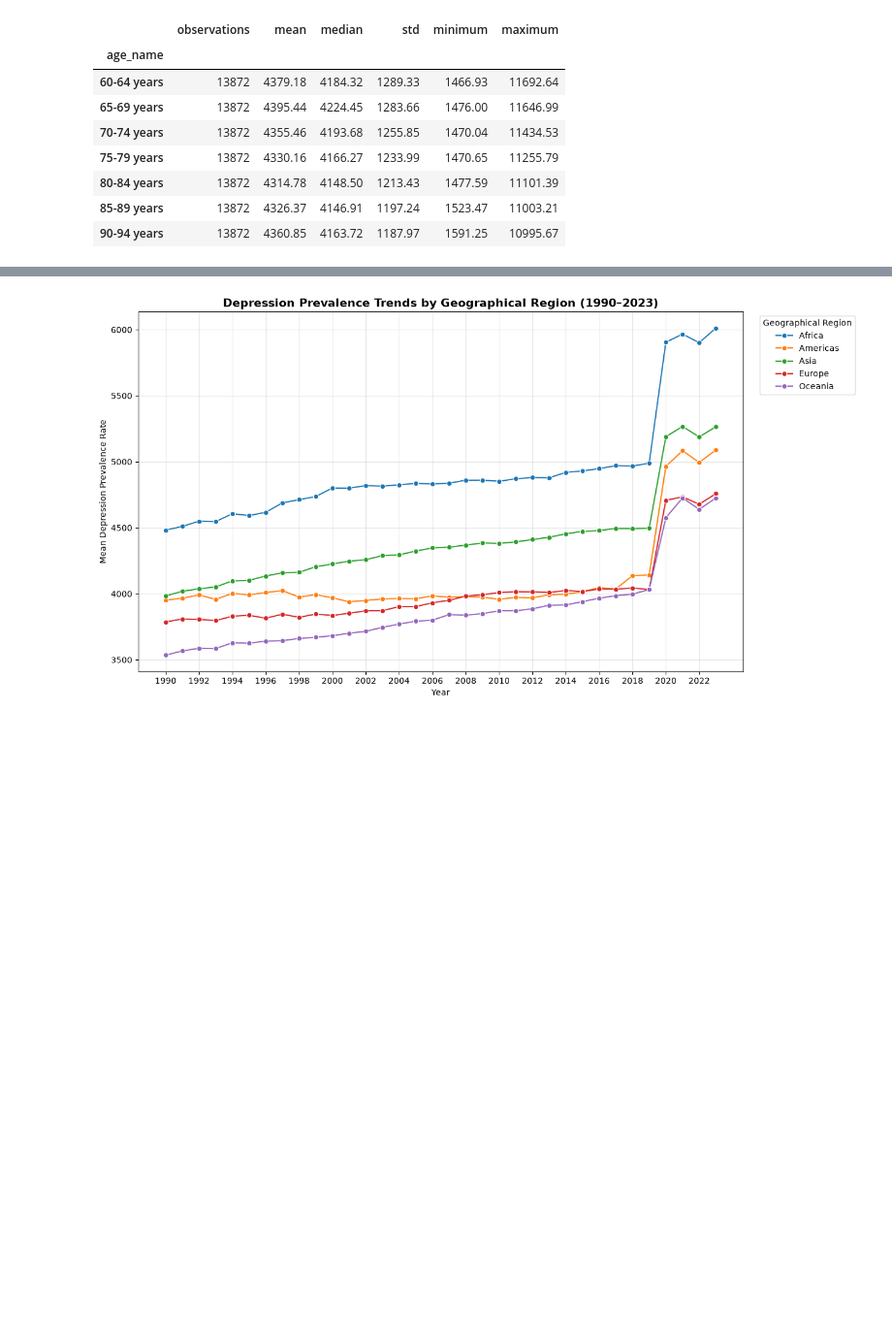
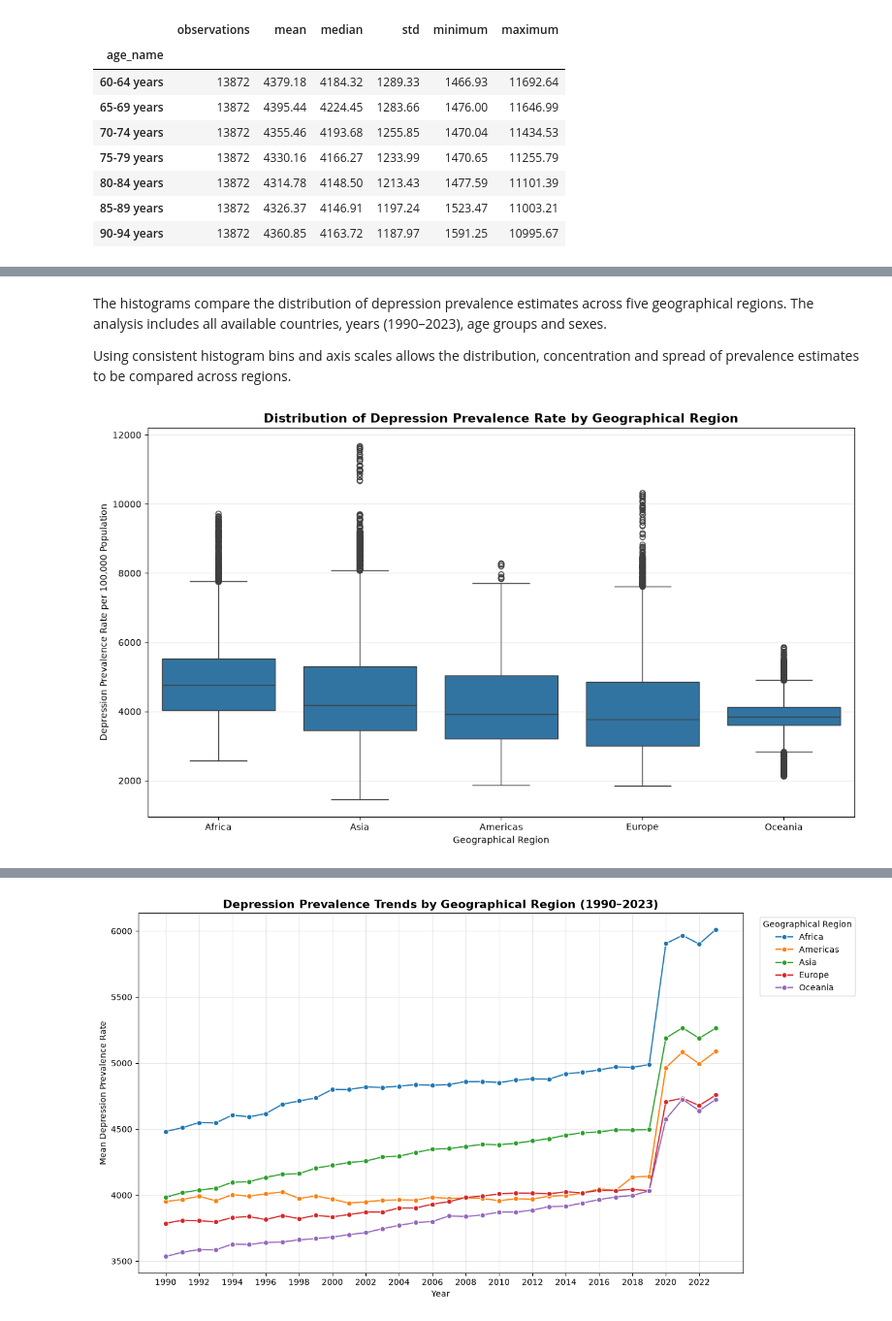
Before and after one commit to thaninnada/Statistical_Techniques_Sep2026, a Jupyter notebook: CA2_Stats_for_Data_Analytics/2026782_CA2_IHME_Global_Depression_Prevalence_OlderAdults.ipynb, the cells around one changed output, grey strips where cells are left out. Shown at 97% size. Cells and saved outputs as stored; diff of their text form; code cells hidden in the pictures; blank space fills up the shorter version.

```diff
--- a/CA2_Stats_for_Data_Analytics/2026782_CA2_IHME_Global_Depression_Prevalence_OlderAdults.ipynb
+++ b/CA2_Stats_for_Data_Analytics/2026782_CA2_IHME_Global_Depression_Prevalence_OlderAdults.ipynb
@@ -687,0 +1157,47 @@ display(
+# %% [markdown]
+The histograms compare the distribution of depression prevalence
+estimates across five geographical regions. The analysis includes
+all available countries, years (1990–2023), age groups and sexes.
+
+Using consistent histogram bins and axis scales allows the
+distribution, concentration and spread of prevalence estimates
+to be compared across regions.
+# %%
+# Boxplot – Depression Prevalence by Geographical Region
+
+region_order = [
+    "Africa",
+    "Asia",
+    "Americas",
+    "Europe",
+    "Oceania"
+]
+
+region_df = df.dropna(
+    subset=["geographical_region", "val"]
+).copy()
+
+plt.figure(figsize=(12, 7))
+
+sns.boxplot(
+    data=region_df,
+    x="geographical_region",
+    y="val",
+    order=region_order,
+    showfliers=True
+)
+
+plt.title(
+    "Distribution of Depression Prevalence Rate by Geographical Region",
+    fontsize=14,
+    fontweight="bold"
+)
+
+plt.xlabel("Geographical Region")
+plt.ylabel("Depression Prevalence Rate per 100,000 Population")
+
+plt.grid(axis="y", alpha=0.3)
+plt.tight_layout()
+plt.show()
+# %% [output]
+[figure, added]
```
Also changed, not shown: parts of 103 cells of this notebook.
